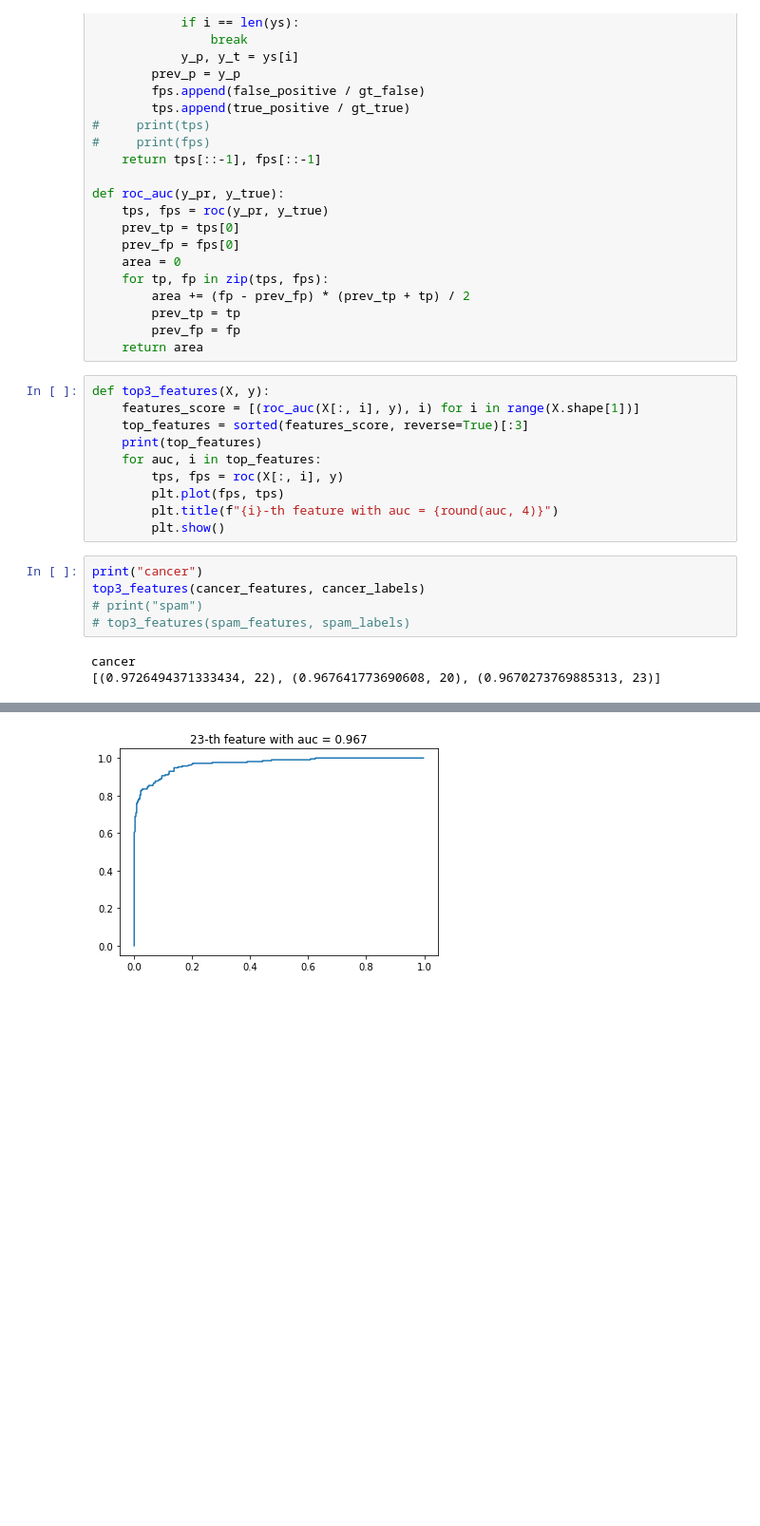
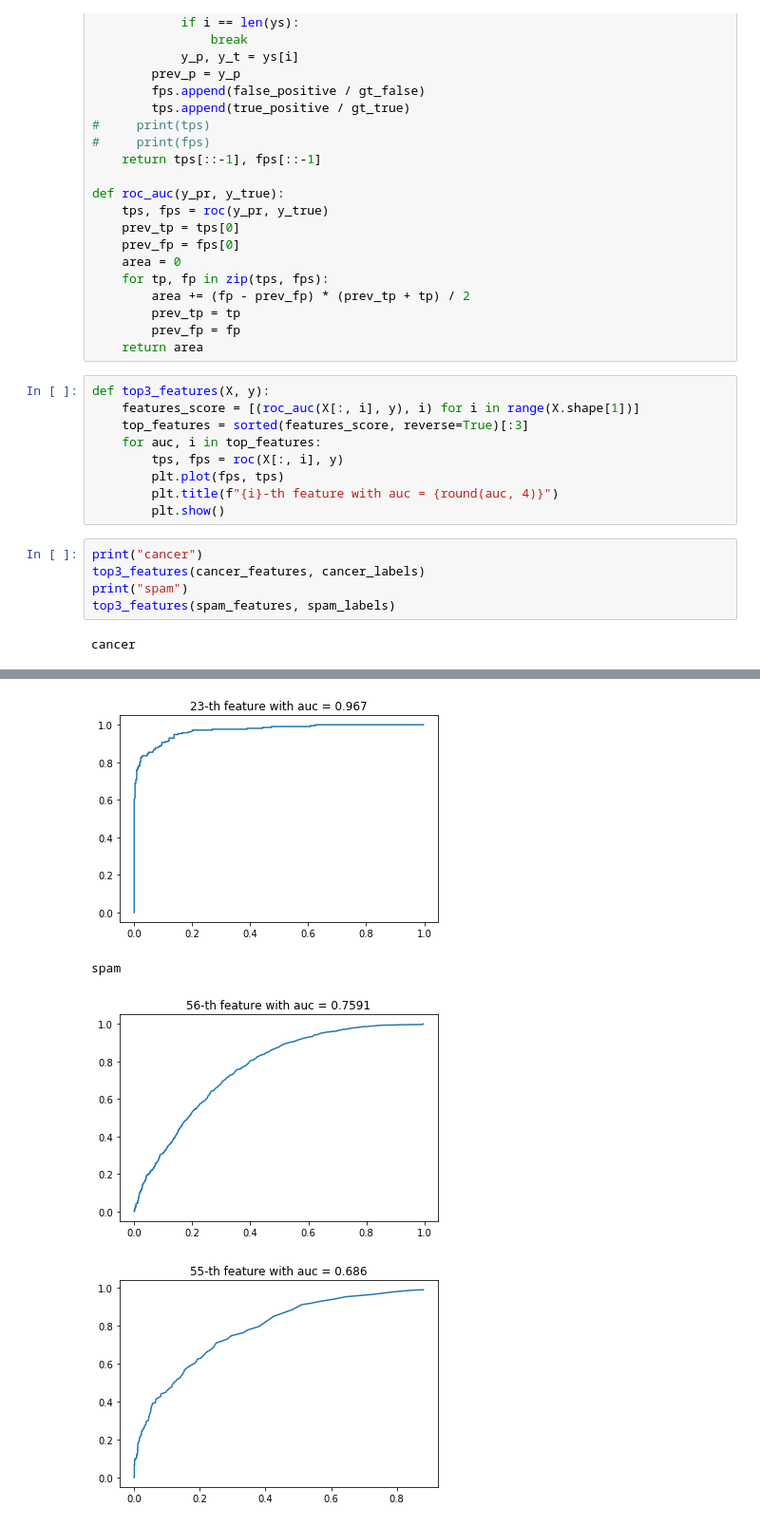
Before and after one commit to akhvorov/ml-1-ifmo-course, a Jupyter notebook: 3/Tree.ipynb, the cells around one changed output, grey strips where cells are left out. Shown at 95% size. Saved outputs shown, nothing was run; the diff lists cells and outputs as text; blank space fills up the shorter version.

```diff
--- a/3/Tree.ipynb
+++ b/3/Tree.ipynb
@@ -78,7 +79,6 @@ def roc_auc(y_pr, y_true):
 def top3_features(X, y):
     features_score = [(roc_auc(X[:, i], y), i) for i in range(X.shape[1])]
     top_features = sorted(features_score, reverse=True)[:3]
-    print(top_features)
     for auc, i in top_features:
         tps, fps = roc(X[:, i], y)
         plt.plot(fps, tps)
@@ -87,11 +87,13 @@ def top3_features(X, y):
 # %%
 print("cancer")
 top3_features(cancer_features, cancer_labels)
-# print("spam")
-# top3_features(spam_features, spam_labels)
+print("spam")
+top3_features(spam_features, spam_labels)
 # %% [output]
 cancer
-[(0.9726494371333434, 22), (0.967641773690608, 20), (0.9670273769885313, 23)]
 [figure]
 [figure]
 [figure]
+spam
+[figure, added]
+[figure, added]
```
Also changed, not shown: parts of 9 cells of this notebook.
